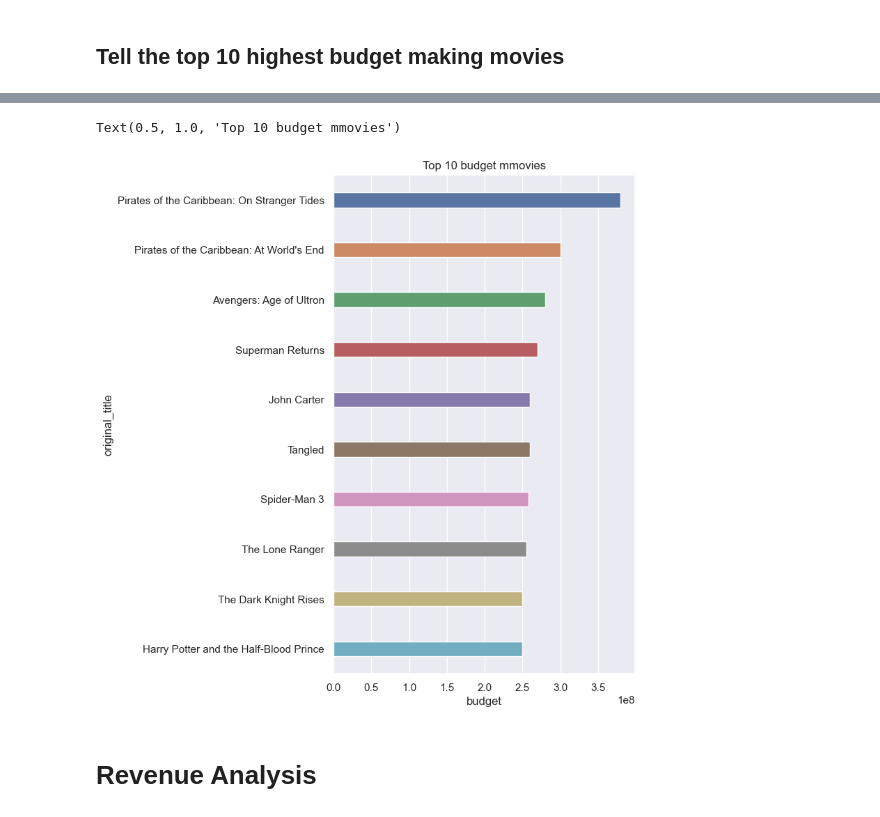
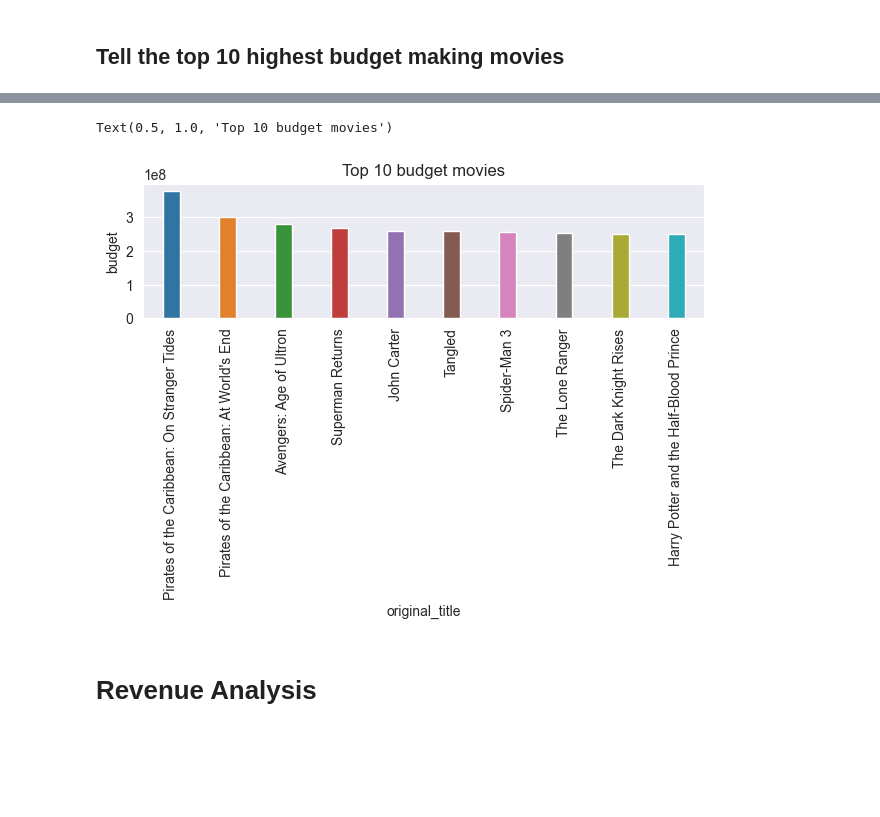
Before and after one commit to mihirh19/Imdb-dataset-analysis, a Jupyter notebook: imdb.ipynb, the cells around one changed output, grey strips where cells are left out. Saved outputs shown, nothing was run; the diff lists cells and outputs as text; code cells hidden in the pictures; blank space fills up the shorter version.

```diff
--- a/imdb.ipynb
+++ b/imdb.ipynb
@@ -261,12 +261,13 @@ top_10
 | 8 | 43600 | The Dark Knight Rises | 250000000 | 112 | 2012-07-16 | 1084939099 | The Dark Knight Rises | 7.6 | ... |
 | 9 | 43605 | Harry Potter and the Half-Blood P... | 250000000 | 98 | 2009-07-07 | 933959197 | Harry Potter and the Half-Blood P... | 7.4 | ... |
 # %%
-sns.barplot(data=top_10, y='original_title', x='budget', width=0.3)
+sns.barplot(data=top_10, x='original_title', y='budget', width=0.3)
+plt.xticks(rotation=90)
 plt.tight_layout()
-plt.title('Top 10 budget mmovies')
+plt.title('Top 10 budget movies')
 # %% [output]
-Text(0.5, 1.0, 'Top 10 budget mmovies')
+Text(0.5, 1.0, 'Top 10 budget movies')
-[figure, old version]
+[figure, new version]
 # %% [markdown]
 # Revenue Analysis
 # %% [markdown]
```
Also changed, not shown: parts of 5 cells of this notebook.
